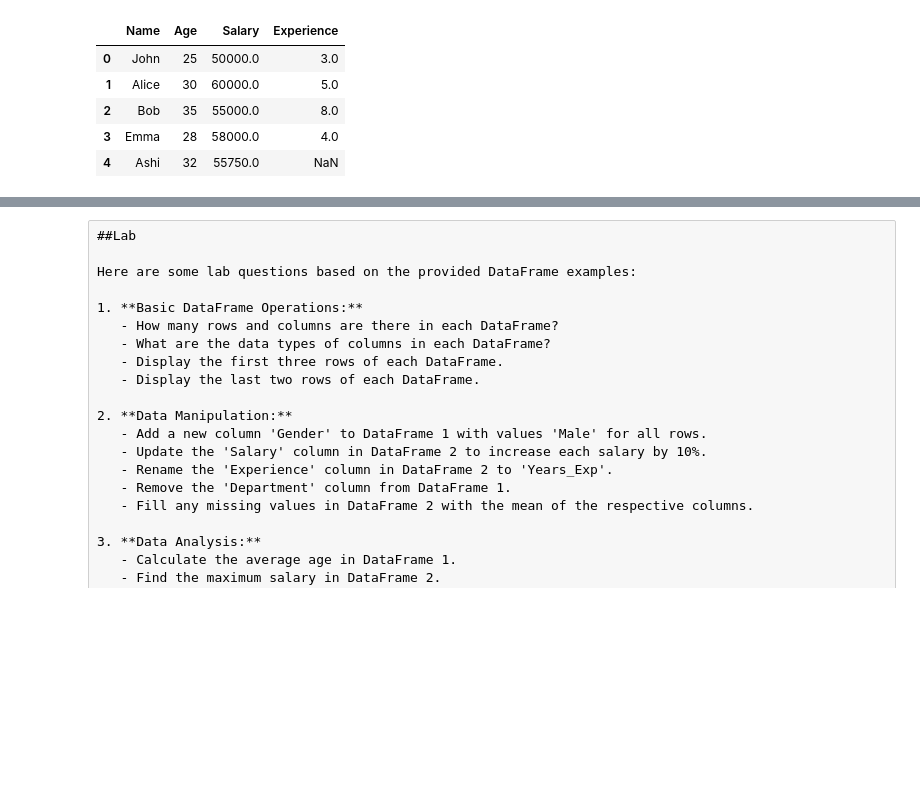
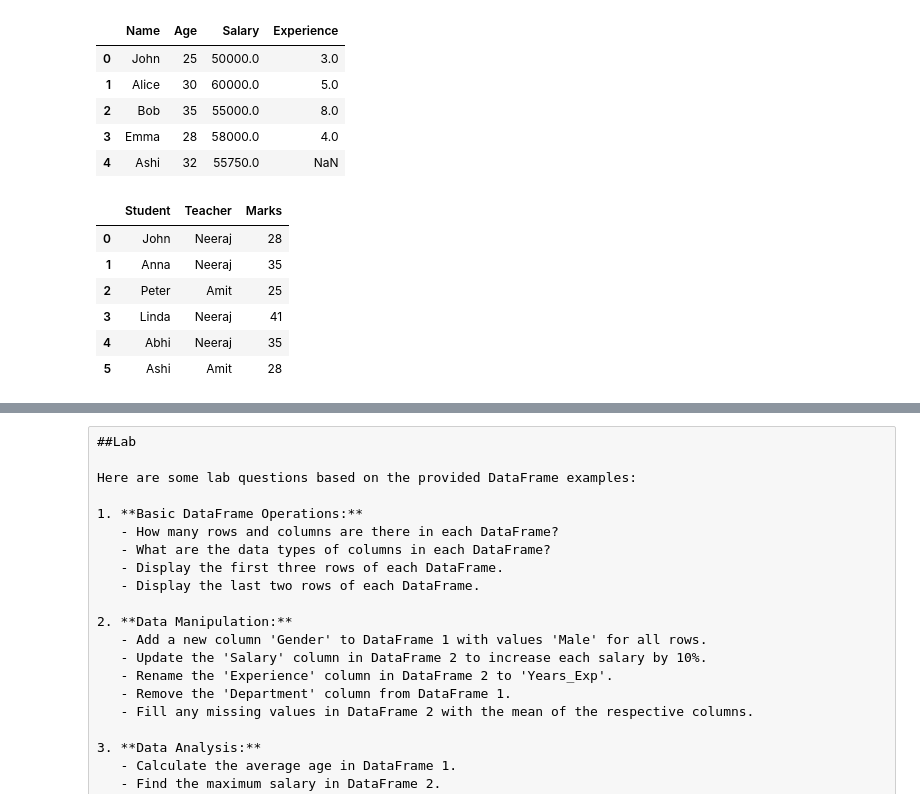
Before and after one commit to p4r1t05h/Machine_Learning_Training, a Jupyter notebook: 4_2_Data Manipulation using Pandas.ipynb, the cells around one changed output, grey strips where cells are left out. Saved outputs shown, nothing was run; the diff lists cells and outputs as text; code cells hidden in the pictures; blank space fills up the shorter version.

Commit message:
data engineering files

```diff
--- a/4_2_Data Manipulation using Pandas.ipynb
+++ b/4_2_Data Manipulation using Pandas.ipynb
@@ -367,4 +367,20 @@ df3
 | 2 | Bob | 35 | 55000.0 | 8.0 |
 | 3 | Emma | 28 | 58000.0 | 4.0 |
 | 4 | Ashi | 32 | 55750.0 | NaN |
+# %%
+# Create a DataFrame
+data = {'Student': ['John', 'Anna', 'Peter', 'Linda',"Abhi","Ashi"],
+        'Teacher': ['Neeraj', 'Neeraj', 'Amit','Neeraj','Neeraj','Amit'],
+        'Marks': [28, 35, 25, 41,35,28]}
+
+df = pd.DataFrame(data)
+df
+# %% [output]
+|  | Student | Teacher | Marks |
+| 0 | John | Neeraj | 28 |
+| 1 | Anna | Neeraj | 35 |
+| 2 | Peter | Amit | 25 |
+| 3 | Linda | Neeraj | 41 |
+| 4 | Abhi | Neeraj | 35 |
+| 5 | Ashi | Amit | 28 |
 # %%
```
Also changed, not shown: parts of 6 cells of this notebook, 5 other files.
